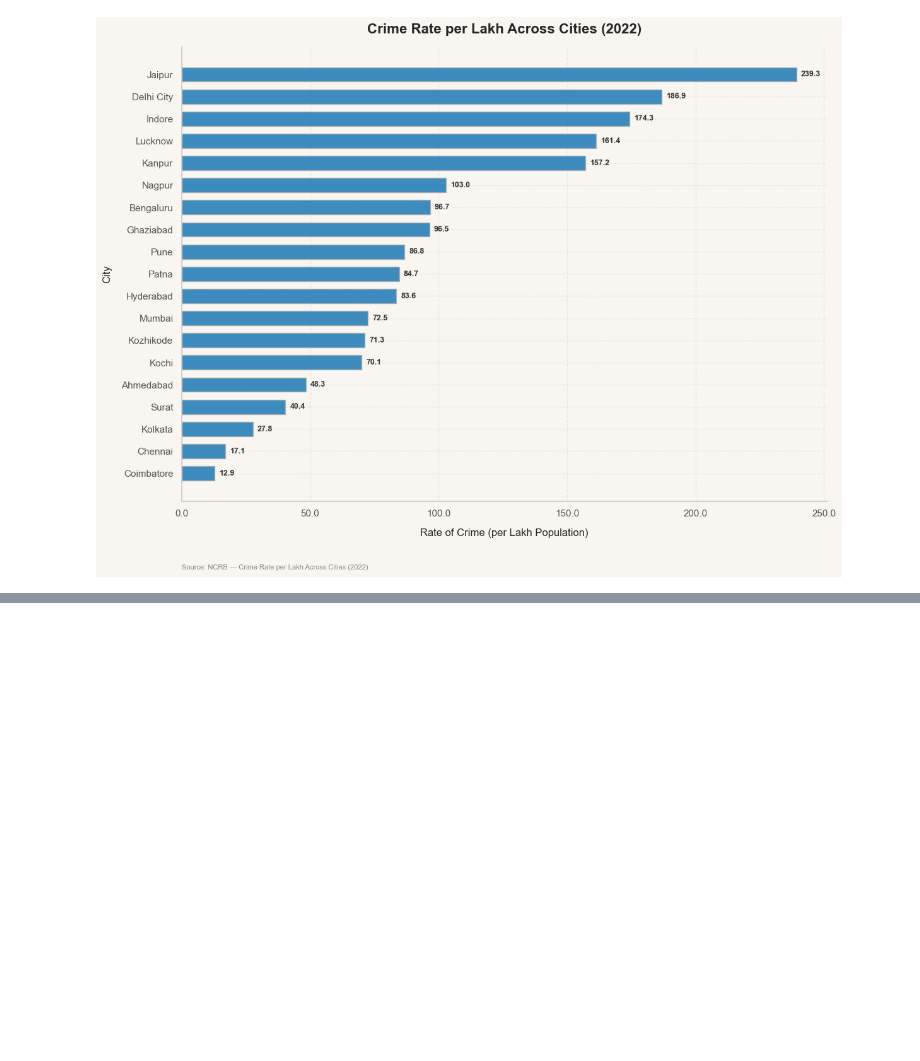
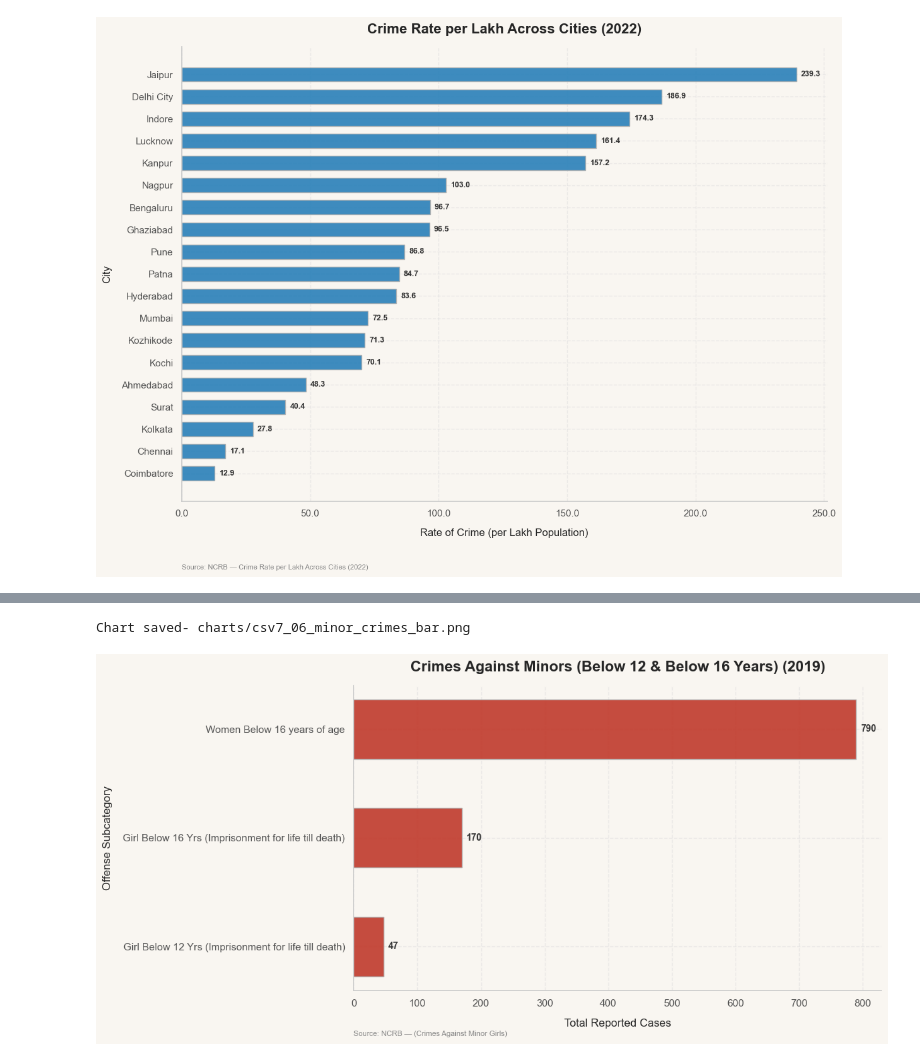
Before and after one commit to bhavya25-ds/The-Committee-Will-Look-Into-It, a Jupyter notebook: 02_Gender_Injustice/03_Analysis.ipynb, the cells around one changed output, grey strips where cells are left out. Saved outputs shown, nothing was run; the diff lists cells and outputs as text; code cells hidden in the pictures; blank space fills up the shorter version.

```diff
--- a/02_Gender_Injustice/03_Analysis.ipynb
+++ b/02_Gender_Injustice/03_Analysis.ipynb
@@ -1213,0 +1506,73 @@ Index(['city', 'Crime', 'person_count', 'Arrested_Gender'], dtype='object')
+# %%
+u.set_style()
+
+# Filter specifically for minor protection offense subcategories
+minor_categories = [
+    "Girl Below 12 Yrs (Imprisonment for life till death)",
+    "Girl Below 16 Yrs (Imprisonment for life till death)",
+    "Women Below 16 years of age",
+]
+
+df_minors = csv7[csv7["Offense_Subcategory"].isin(minor_categories)]
+
+
+# Aggregate total cases by offense category
+category_totals = (
+    df_minors.groupby("Offense_Subcategory")['Incidents']
+    .sum()
+    .sort_values(ascending=True)
+)
+
+fig, ax = plt.subplots(figsize=(12, 6))
+fig.patch.set_facecolor(u.BG_COLOR)
+ax.set_facecolor(u.BG_COLOR)
+
+bars = ax.barh(
+    category_totals.index,
+    category_totals.values,
+    color="#c0392b",
+    height=0.55,
+    edgecolor="#b0b0b0",
+    alpha=0.9,
+)
+
+ax.set_title(
+    "Crimes Against Minors (Below 12 & Below 16 Years) (2019)",
+    fontsize=16,
+    fontweight="bold",
+    pad=15,
+)
+ax.set_xlabel("Total Reported Cases", fontsize=12)
+ax.set_ylabel("Offense Subcategory", fontsize=12)
+
+# X-axis number formatting
+ax.xaxis.set_major_formatter(
+    plt.FuncFormatter(
+        lambda x, pos: f"{x/1e3:.0f}K" if x >= 1e3 else f"{x:.0f}"
+    )
+)
+
+for bar in bars:
+  width = bar.get_width()
+  ax.annotate(
+      f"{width:,.0f}",
+      xy=(width, bar.get_y() + bar.get_height() / 2),
+      xytext=(5, 0),
+      textcoords="offset points",
+      ha="left",
+      va="center",
+      fontsize=10,
+      fontweight="bold",
+      color="#333333",
+  )
+
+u.add_source(
+    ax, "NCRB — (Crimes Against Minor Girls)"
+)
+
+plt.tight_layout()
+u.save_fig(fig, "charts", "csv7_06_minor_crimes_bar.png")
+plt.show()
+# %% [output]
+Chart saved- charts/csv7_06_minor_crimes_bar.png
+[figure, added]
```
Also changed, not shown: parts of 7 cells of this notebook, 6 other files.
